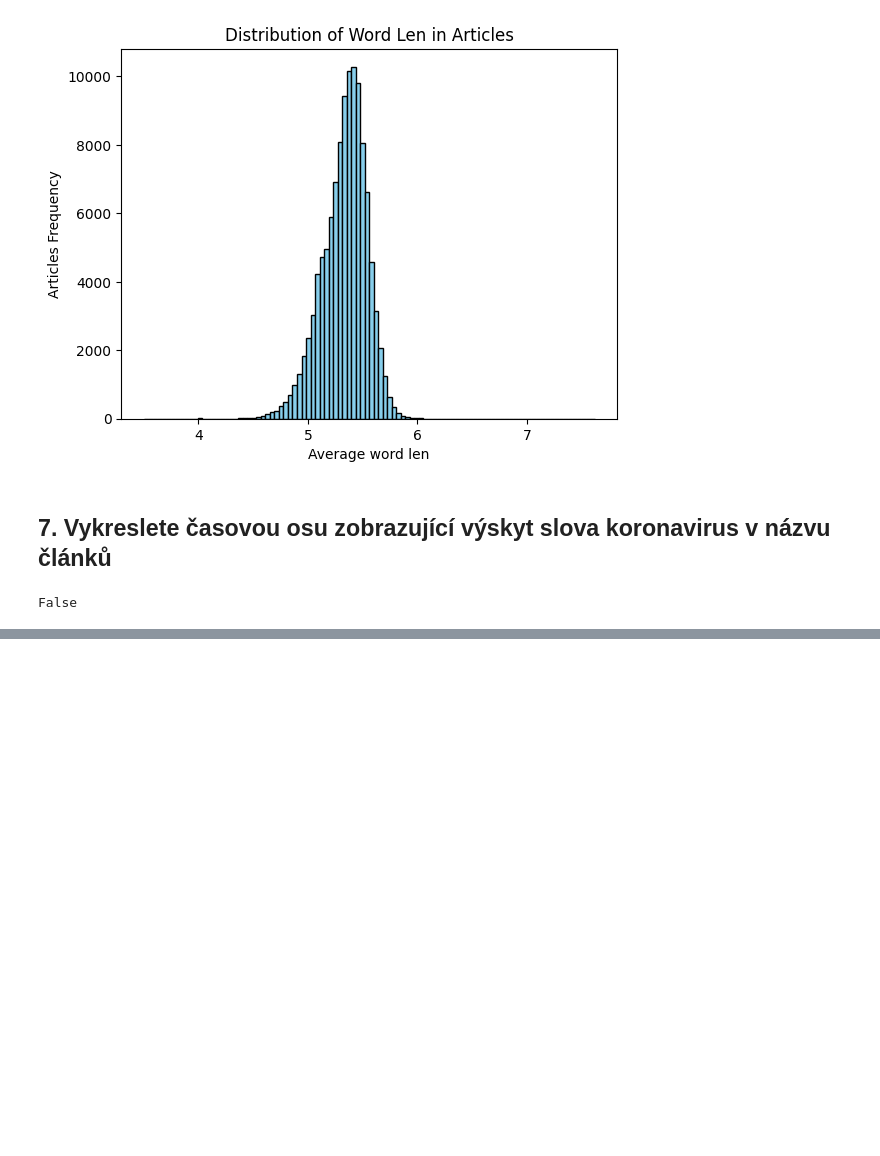
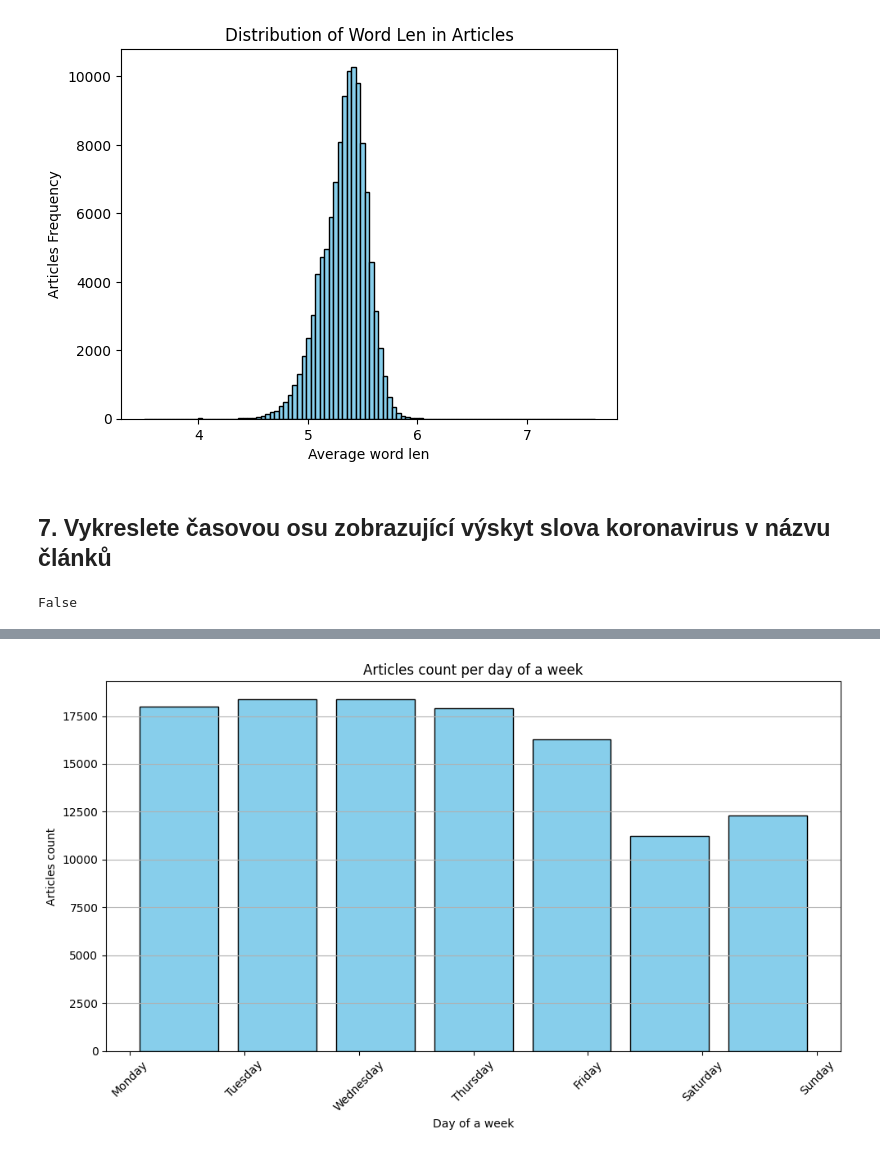
Before and after one commit to KyryloYefremov/TUL-TPB-2024-25, a Jupyter notebook: cv03/visualizer.ipynb, the cells around one changed output, grey strips where cells are left out. Drawn from its saved outputs; the diff is of its cells as text; code cells hidden in the pictures; blank space fills up the shorter version.

```diff
--- a/cv03/visualizer.ipynb
+++ b/cv03/visualizer.ipynb
@@ -139,0 +158,7 @@ plt.grid(True)
+# %%
+# Get day of week for every article (0 = Monday, 6 = Sunday)
+df_clean['day_of_week'] = df_clean['date'].dt.dayofweek
+
+days_names = ['Monday', 'Tuesday', 'Wednesday', 'Thursday', 'Friday', 'Saturday', 'Sunday']
+df_clean_sorted = df_clean.sort_values(by='day_of_week')
+df_clean_sorted['day_of_week_name'] = df_clean_sorted['day_of_week'].apply(lambda x: days_names[x])
@@ -139,0 +186,14 @@ plt.grid(True)
+# %%
+plt.figure(figsize=(10, 6))
+plt.hist(df_clean_sorted['day_of_week_name'], bins=7, color='skyblue', edgecolor='black', rwidth=0.8)
+
+plt.title('Articles count per day of a week')
+plt.xlabel('Day of a week')
+plt.ylabel('Articles count')
+plt.xticks(rotation=45)
+plt.grid(axis='y')
+
+plt.tight_layout()
+plt.show()
+# %% [output]
+[figure, added]
```
Also changed, not shown: parts of 6 cells of this notebook.
